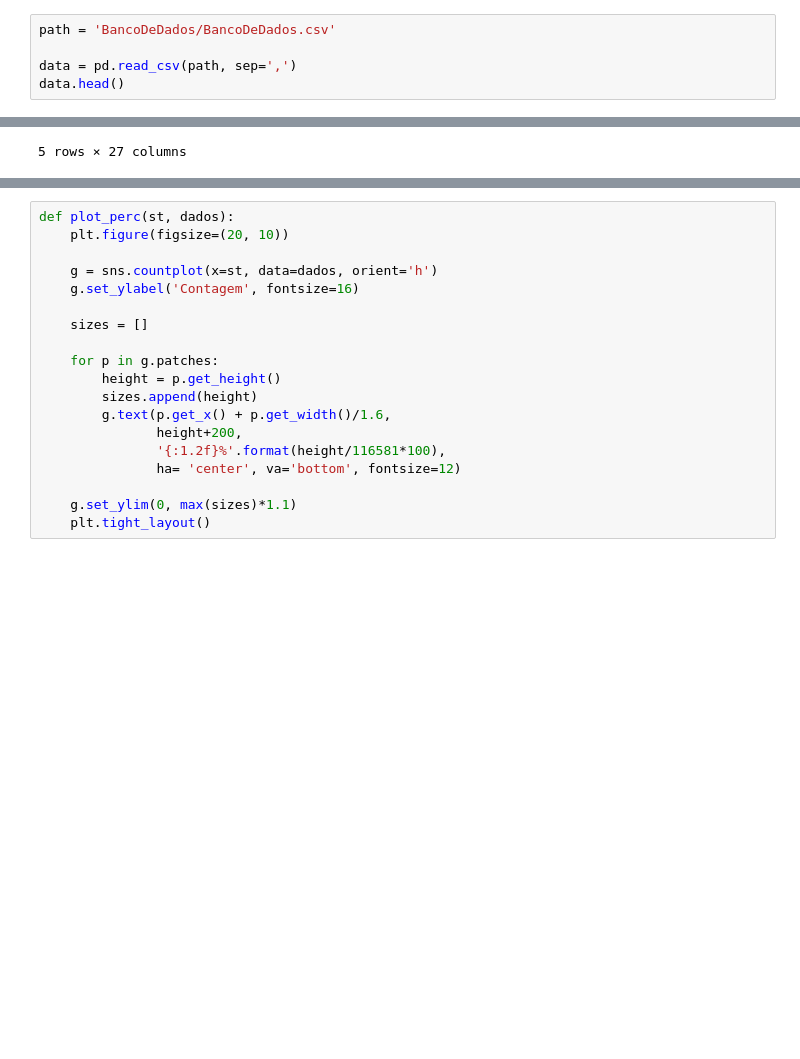
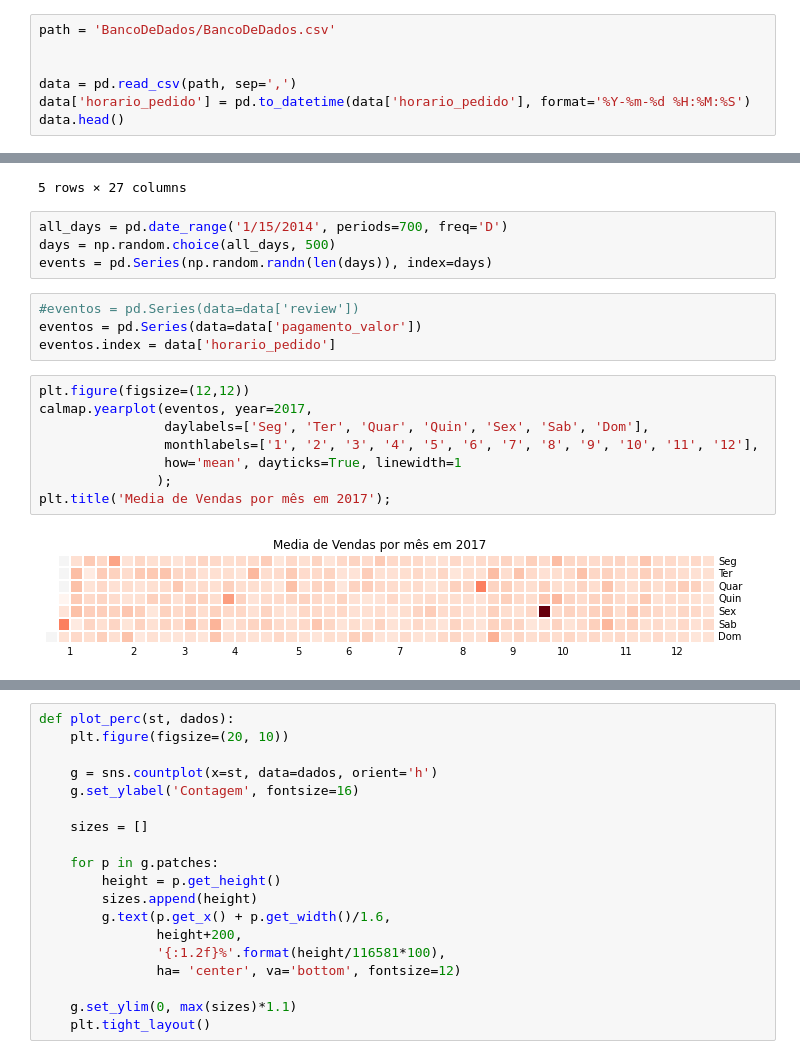
Before and after one commit to carlosal249/Model-R.F.M, a Jupyter notebook: Trando_dados.ipynb, the cells around one changed output, grey strips where cells are left out. Cells and saved outputs as stored; diff of their text form; blank space fills up the shorter version.

```diff
--- a/Trando_dados.ipynb
+++ b/Trando_dados.ipynb
@@ -23,7 +24,9 @@ warnings.filterwarnings("ignore")
 # %%
 path = 'BancoDeDados/BancoDeDados.csv'
 
+
 data = pd.read_csv(path, sep=',')
+data['horario_pedido'] = pd.to_datetime(data['horario_pedido'], format='%Y-%m-%d %H:%M:%S')
 data.head()
 # %% [output]
 |  | amostra | id_cliente | id_unico_cliente | item_id | cep_cliente | cidade_cliente | estado_cliente | ... |
@@ -33,3 +36,21 @@ data.head()
 | 3 | 3 | f0ac8e5a239118859b1734e1087cbb1f | 3c799d181c34d51f6d44bbbc563024db | 1 | 92480 | nova santa rita | RS | ... |
 | 4 | 4 | 6bc8d08963a135220ed6c6d098831f84 | 23397e992b09769faf5e66f9e171a241 | 1 | 25931 | mage | RJ | ... |
 5 rows × 27 columns
+# %%
+all_days = pd.date_range('1/15/2014', periods=700, freq='D')
+days = np.random.choice(all_days, 500)
+events = pd.Series(np.random.randn(len(days)), index=days)
+# %%
+#eventos = pd.Series(data=data['review'])
+eventos = pd.Series(data=data['pagamento_valor'])
+eventos.index = data['horario_pedido']
+# %%
+plt.figure(figsize=(12,12))
+calmap.yearplot(eventos, year=2017,
+                daylabels=['Seg', 'Ter', 'Quar', 'Quin', 'Sex', 'Sab', 'Dom'],
+                monthlabels=['1', '2', '3', '4', '5', '6', '7', '8', '9', '10', '11', '12'],
+                how='mean', dayticks=True, linewidth=1
+               );
+plt.title('Media de Vendas por mês em 2017');
+# %% [output]
+[figure, added]
```
Also changed, not shown: parts of 2 cells of this notebook.
